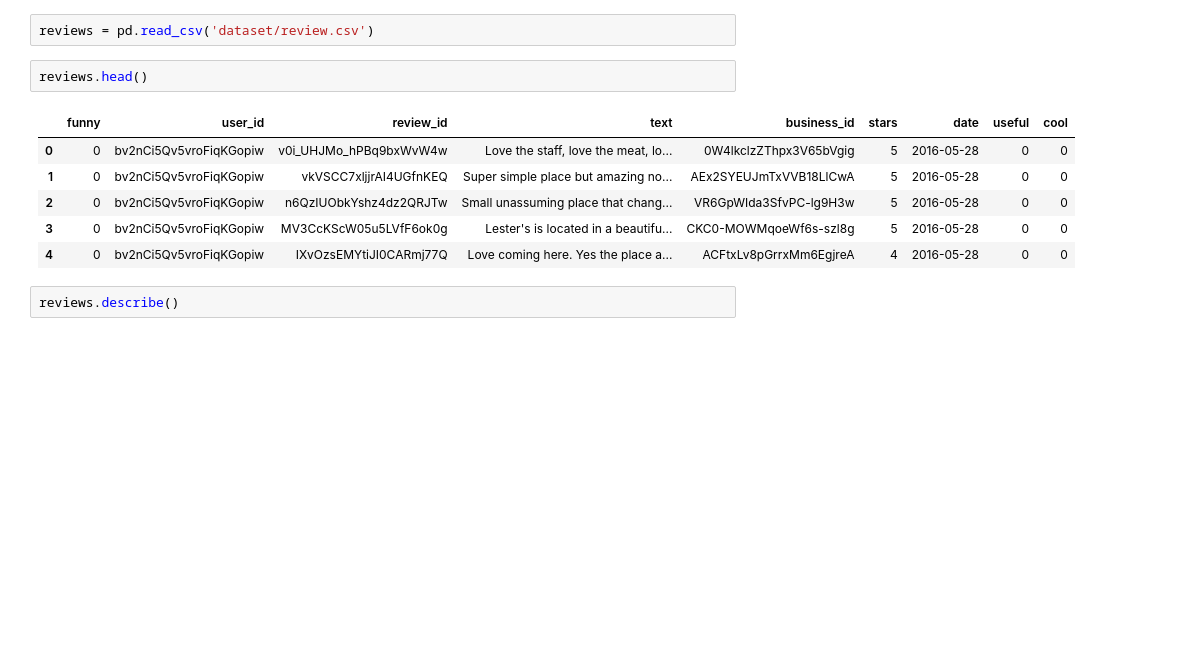
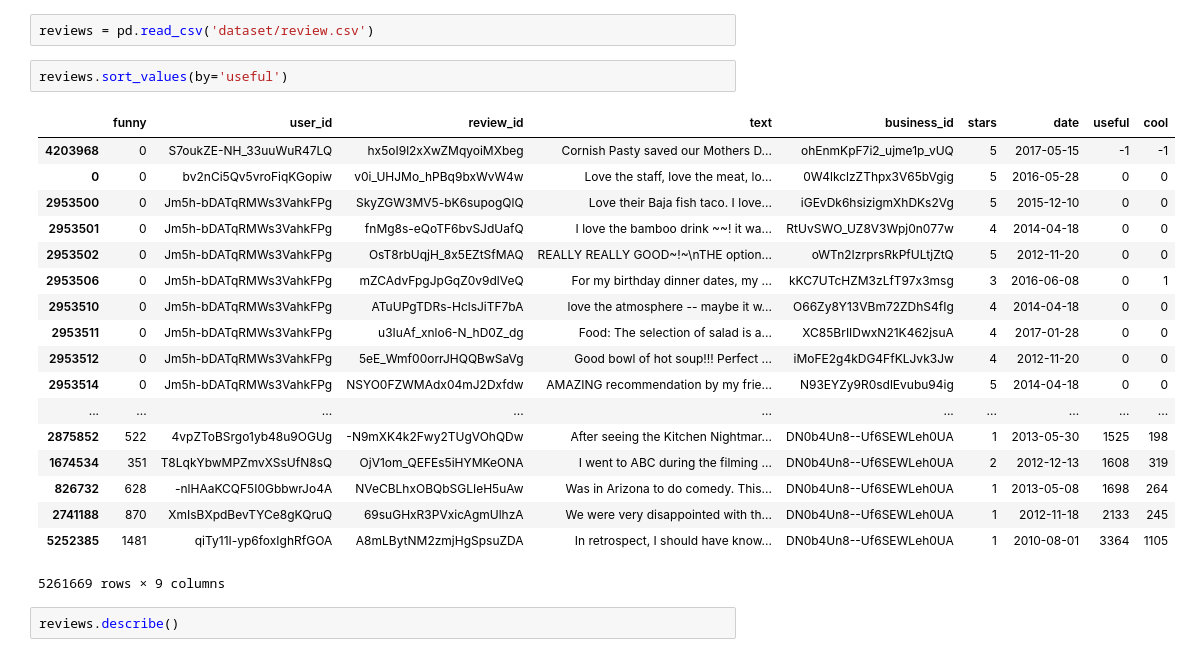
Before and after one commit to arumoy-shome/syde522, a Jupyter notebook: exploration.ipynb, the cells around one changed output. Cells and saved outputs as stored; diff of their text form; blank space fills up the shorter version.

Commit message:
Sort rows of reviews by useful column
Doing this revealed an outliner with a -1 useful. This is not possible since
users cannot downvote a review.

```diff
--- a/exploration.ipynb
+++ b/exploration.ipynb
@@ -49,15 +49,27 @@ H_o_: Reviews with higher `stars` should have a higher `useful` vote.
 H_a_: Reviews with higher `stars` do not have a higher `useful` vote.
 # %%
 reviews = pd.read_csv('dataset/review.csv')
-# %%
-reviews.head()
-# %% [output]
-|  | funny | user_id | review_id | text | business_id | stars | date | useful | cool |
-| 0 | 0 | bv2nCi5Qv5vroFiqKGopiw | v0i_UHJMo_hPBq9bxWvW4w | Love the staff, love the meat, lo... | 0W4lkclzZThpx3V65bVgig | 5 | 2016-05-28 | 0 | 0 |
-| 1 | 0 | bv2nCi5Qv5vroFiqKGopiw | vkVSCC7xljjrAI4UGfnKEQ | Super simple place but amazing no... | AEx2SYEUJmTxVVB18LlCwA | 5 | 2016-05-28 | 0 | 0 |
-| 2 | 0 | bv2nCi5Qv5vroFiqKGopiw | n6QzIUObkYshz4dz2QRJTw | Small unassuming place that chang... | VR6GpWIda3SfvPC-lg9H3w | 5 | 2016-05-28 | 0 | 0 |
-| 3 | 0 | bv2nCi5Qv5vroFiqKGopiw | MV3CcKScW05u5LVfF6ok0g | Lester's is located in a beautifu... | CKC0-MOWMqoeWf6s-szl8g | 5 | 2016-05-28 | 0 | 0 |
-| 4 | 0 | bv2nCi5Qv5vroFiqKGopiw | IXvOzsEMYtiJI0CARmj77Q | Love coming here. Yes the place a... | ACFtxLv8pGrrxMm6EgjreA | 4 | 2016-05-28 | 0 | 0 |
+# %%
+reviews.sort_values(by='useful')
+# %% [output]
+|  | funny | user_id | review_id | text | business_id | stars | date | useful | cool |
+| 4203968 | 0 | S7oukZE-NH_33uuWuR47LQ | hx5oI9l2xXwZMqyoiMXbeg | Cornish Pasty saved our Mothers D... | ohEnmKpF7i2_ujme1p_vUQ | 5 | 2017-05-15 | -1 | -1 |
+| 0 | 0 | bv2nCi5Qv5vroFiqKGopiw | v0i_UHJMo_hPBq9bxWvW4w | Love the staff, love the meat, lo... | 0W4lkclzZThpx3V65bVgig | 5 | 2016-05-28 | 0 | 0 |
+| 2953500 | 0 | Jm5h-bDATqRMWs3VahkFPg | SkyZGW3MV5-bK6supogQlQ | Love their Baja fish taco. I love... | iGEvDk6hsizigmXhDKs2Vg | 5 | 2015-12-10 | 0 | 0 |
+| 2953501 | 0 | Jm5h-bDATqRMWs3VahkFPg | fnMg8s-eQoTF6bvSJdUafQ | I love the bamboo drink ~~! it wa... | RtUvSWO_UZ8V3Wpj0n077w | 4 | 2014-04-18 | 0 | 0 |
+| 2953502 | 0 | Jm5h-bDATqRMWs3VahkFPg | OsT8rbUqjH_8x5EZtSfMAQ | REALLY REALLY GOOD~!~\nTHE option... | oWTn2IzrprsRkPfULtjZtQ | 5 | 2012-11-20 | 0 | 0 |
+| 2953506 | 0 | Jm5h-bDATqRMWs3VahkFPg | mZCAdvFpgJpGqZ0v9dlVeQ | For my birthday dinner dates, my ... | kKC7UTcHZM3zLfT97x3msg | 3 | 2016-06-08 | 0 | 1 |
+| 2953510 | 0 | Jm5h-bDATqRMWs3VahkFPg | ATuUPgTDRs-HclsJiTF7bA | love the atmosphere -- maybe it w... | O66Zy8Y13VBm72ZDhS4fIg | 4 | 2014-04-18 | 0 | 0 |
+| 2953511 | 0 | Jm5h-bDATqRMWs3VahkFPg | u3IuAf_xnlo6-N_hD0Z_dg | Food: The selection of salad is a... | XC85BrIIDwxN21K462jsuA | 4 | 2017-01-28 | 0 | 0 |
+| 2953512 | 0 | Jm5h-bDATqRMWs3VahkFPg | 5eE_Wmf00orrJHQQBwSaVg | Good bowl of hot soup!!! Perfect ... | iMoFE2g4kDG4FfKLJvk3Jw | 4 | 2012-11-20 | 0 | 0 |
+| 2953514 | 0 | Jm5h-bDATqRMWs3VahkFPg | NSYO0FZWMAdx04mJ2Dxfdw | AMAZING recommendation by my frie... | N93EYZy9R0sdlEvubu94ig | 5 | 2014-04-18 | 0 | 0 |
+| ... | ... | ... | ... | ... | ... | ... | ... | ... | ... |
+| 2875852 | 522 | 4vpZToBSrgo1yb48u9OGUg | -N9mXK4k2Fwy2TUgVOhQDw | After seeing the Kitchen Nightmar... | DN0b4Un8--Uf6SEWLeh0UA | 1 | 2013-05-30 | 1525 | 198 |
+| 1674534 | 351 | T8LqkYbwMPZmvXSsUfN8sQ | OjV1om_QEFEs5iHYMKeONA | I went to ABC during the filming ... | DN0b4Un8--Uf6SEWLeh0UA | 2 | 2012-12-13 | 1608 | 319 |
+| 826732 | 628 | -nlHAaKCQF5I0GbbwrJo4A | NVeCBLhxOBQbSGLIeH5uAw | Was in Arizona to do comedy. This... | DN0b4Un8--Uf6SEWLeh0UA | 1 | 2013-05-08 | 1698 | 264 |
+| 2741188 | 870 | XmIsBXpdBevTYCe8gKQruQ | 69suGHxR3PVxicAgmUlhzA | We were very disappointed with th... | DN0b4Un8--Uf6SEWLeh0UA | 1 | 2012-11-18 | 2133 | 245 |
+| 5252385 | 1481 | qiTy11I-yp6foxIghRfGOA | A8mLBytNM2zmjHgSpsuZDA | In retrospect, I should have know... | DN0b4Un8--Uf6SEWLeh0UA | 1 | 2010-08-01 | 3364 | 1105 |
+5261669 rows × 9 columns
 # %%
 reviews.describe()
 # %% [output]
```
